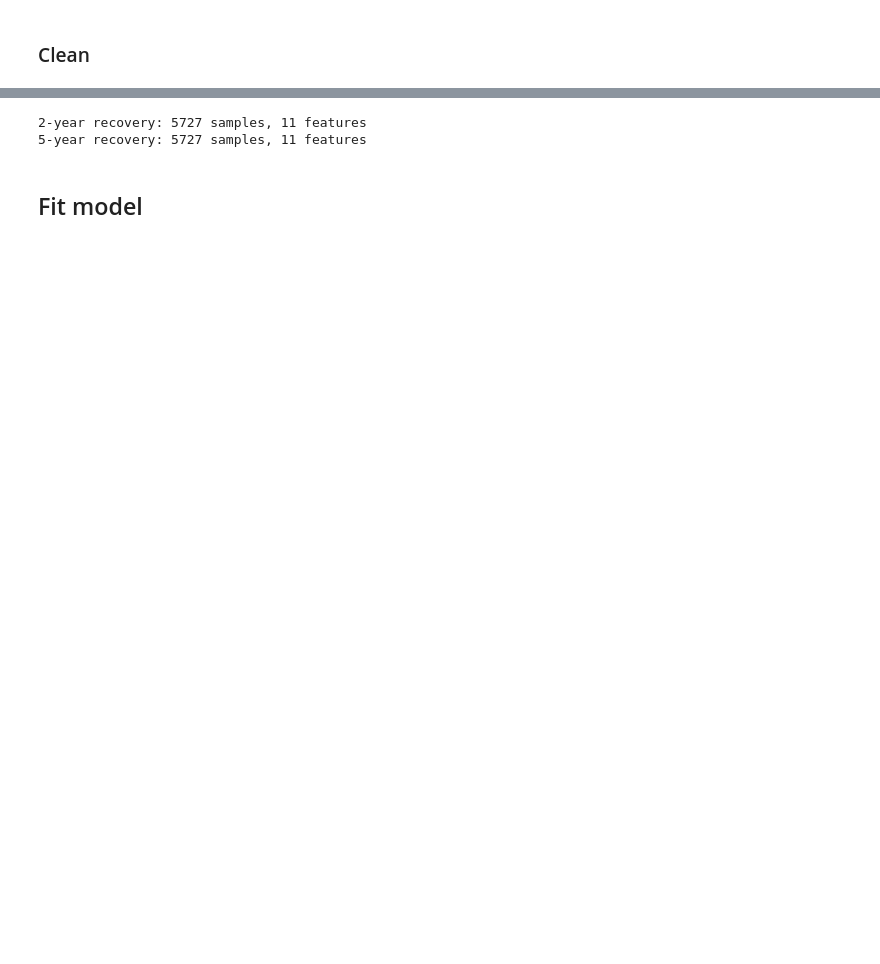
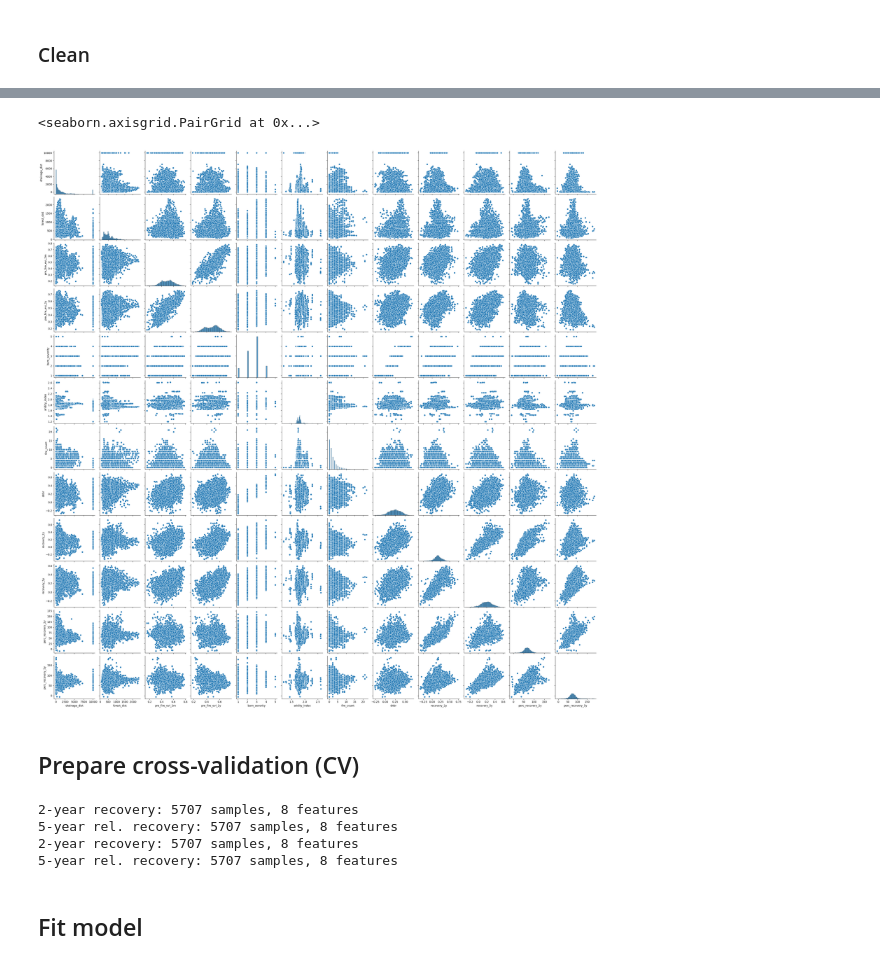
Before and after one commit to ninorp55/tropical-peat-post-fire-vegetation-recovery, a Jupyter notebook: 4_random_forest-Nina.ipynb, the cells around one changed output, grey strips where cells are left out. Saved outputs shown, nothing was run; the diff lists cells and outputs as text; code cells hidden in the pictures; blank space fills up the shorter version.

```diff
--- a/4_random_forest-Nina.ipynb
+++ b/4_random_forest-Nina.ipynb
@@ -177,3 +144,10 @@ print(f"5-year model: {len(df_5y_clean)} valid pixels")
+# %%
+sns.pairplot(df_clean)
+# %% [output]
+<seaborn.axisgrid.PairGrid at 0x...>
+[figure, added]
+# %% [markdown]
+## Prepare cross-validation (CV)
 # %%
 # prepare 10-fold CV
 from sklearn.model_selection import KFold
@@ -184,14 +158,23 @@ kf = KFold(n_splits=10, shuffle=True, random_state=123)
 # Prepare X and y for both models
 X_2y = df_clean[predictor_cols]
 y_2y = df_clean["recovery_2y"]
+y_2y_perc = df_clean["perc_recovery_2y"]
+
 
 X_5y = df_clean[predictor_cols]
 y_5y = df_clean["recovery_5y"]
+y_5y_perc = df_clean["perc_recovery_5y"]
+
 
 print(f"2-year recovery: {X_2y.shape[0]} samples, {X_2y.shape[1]} features")
-print(f"5-year recovery: {X_5y.shape[0]} samples, {X_5y.shape[1]} features")
+print(f"5-year rel. recovery: {X_5y.shape[0]} samples, {X_5y.shape[1]} features")
+
+print(f"2-year recovery: {X_2y.shape[0]} samples, {X_2y.shape[1]} features")
+print(f"5-year rel. recovery: {X_5y.shape[0]} samples, {X_5y.shape[1]} features")
 # %% [output]
-2-year recovery: 5727 samples, 11 features
-5-year recovery: 5727 samples, 11 features
+2-year recovery: 5707 samples, 8 features
+5-year rel. recovery: 5707 samples, 8 features
+2-year recovery: 5707 samples, 8 features
+5-year rel. recovery: 5707 samples, 8 features
 # %% [markdown]
 ## Fit model
```
Also changed, not shown: parts of 21 cells of this notebook.
